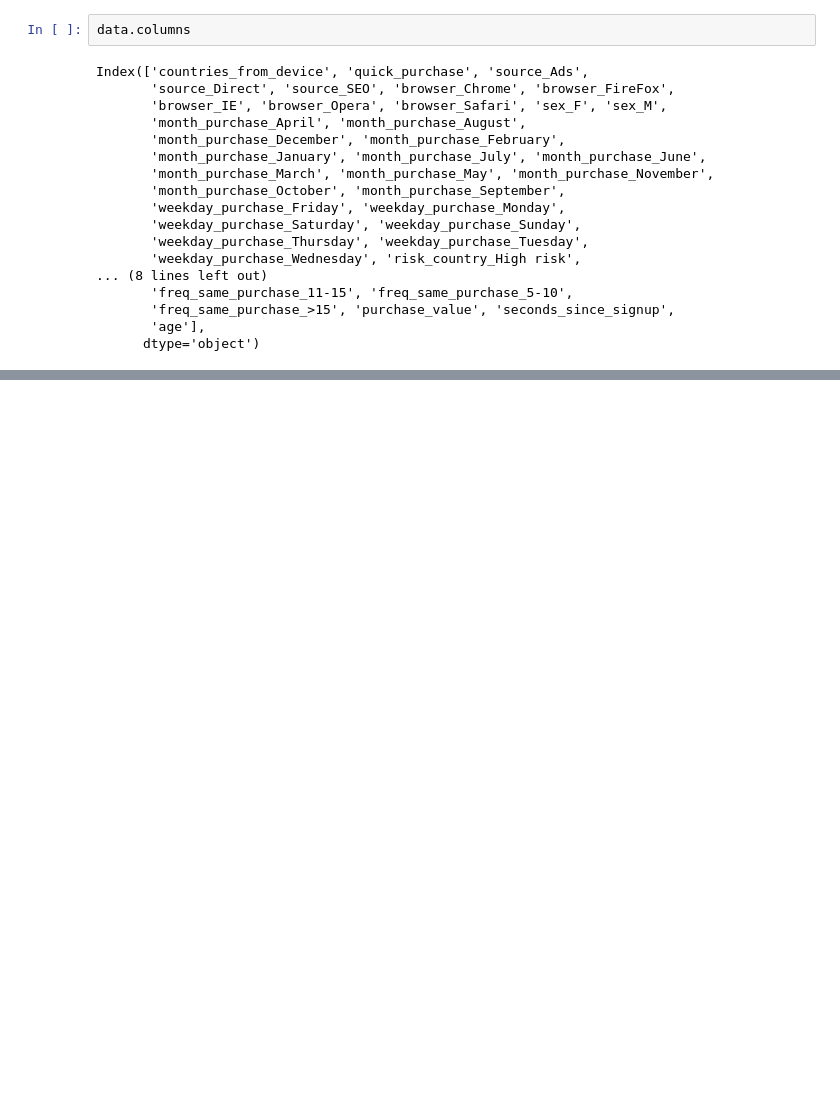
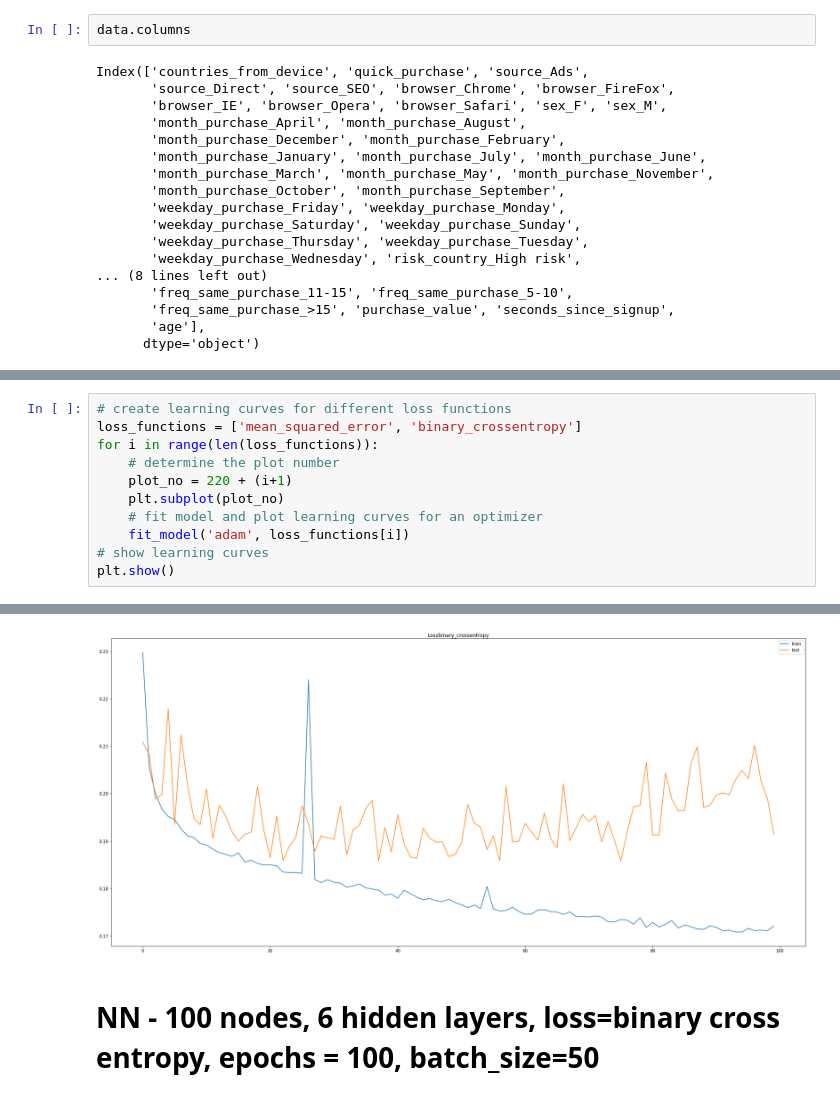
Before and after one commit to KohSiXing/BT4012-Fraud-Analytics, a Jupyter notebook: New_Dataset.ipynb, the cells around one changed output, grey strips where cells are left out. Saved outputs shown, nothing was run; the diff lists cells and outputs as text; blank space fills up the shorter version.

```diff
--- a/New_Dataset.ipynb
+++ b/New_Dataset.ipynb
@@ -544,0 +791,12 @@ Test R2: 0.4349594262617268
+# %%
+# create learning curves for different loss functions
+loss_functions = ['mean_squared_error', 'binary_crossentropy']
+for i in range(len(loss_functions)):
+	# determine the plot number
+	plot_no = 220 + (i+1)
+	plt.subplot(plot_no)
+	# fit model and plot learning curves for an optimizer
+	fit_model('adam', loss_functions[i])
+# show learning curves
+plt.show()
+# %% [output]
@@ -544,0 +817,3 @@ Test R2: 0.4349594262617268
+[figure, added]
+# %% [markdown]
+# NN - 100 nodes, 6 hidden layers, loss=binary cross entropy, epochs = 100, batch_size=50
```
Also changed, not shown: parts of 34 cells of this notebook.
